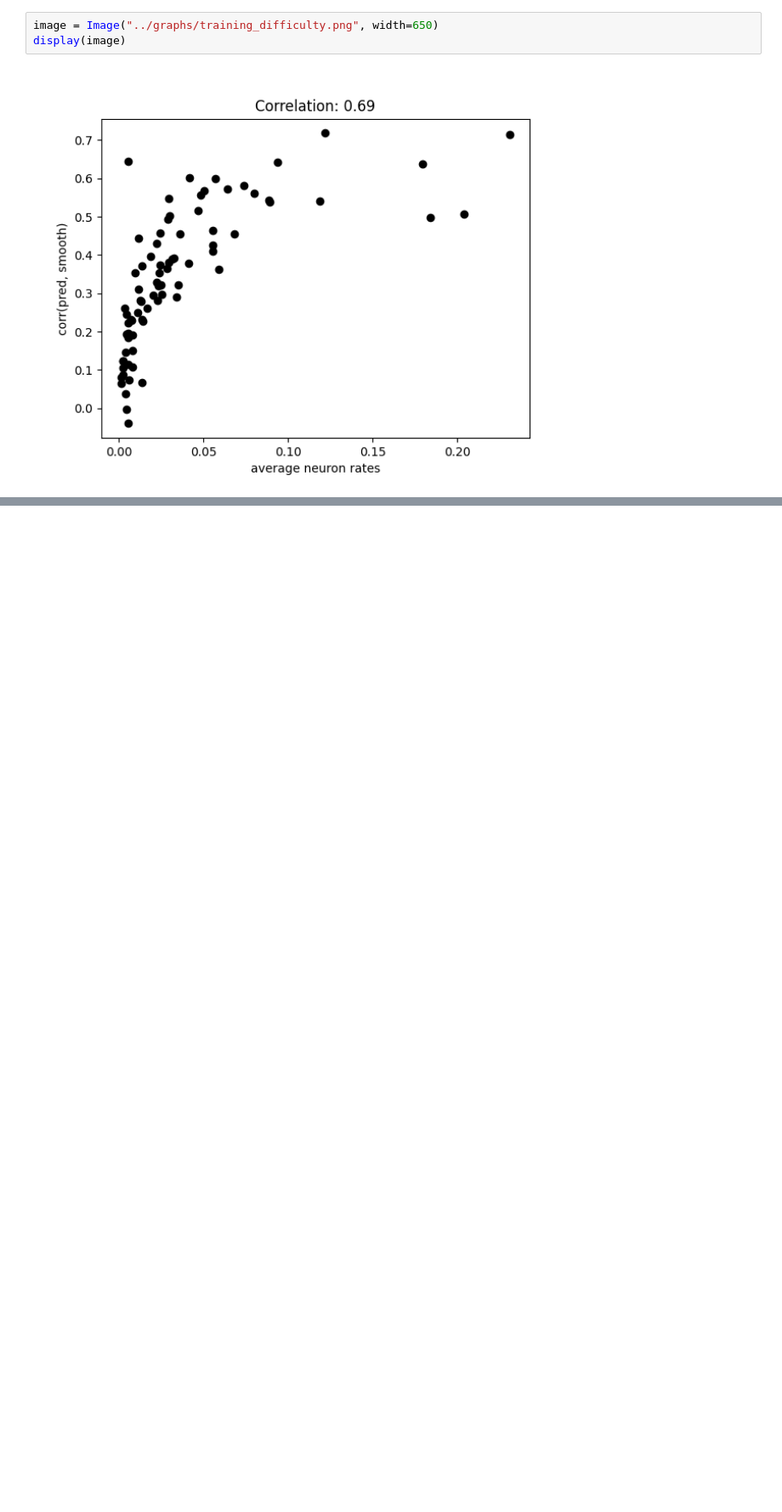
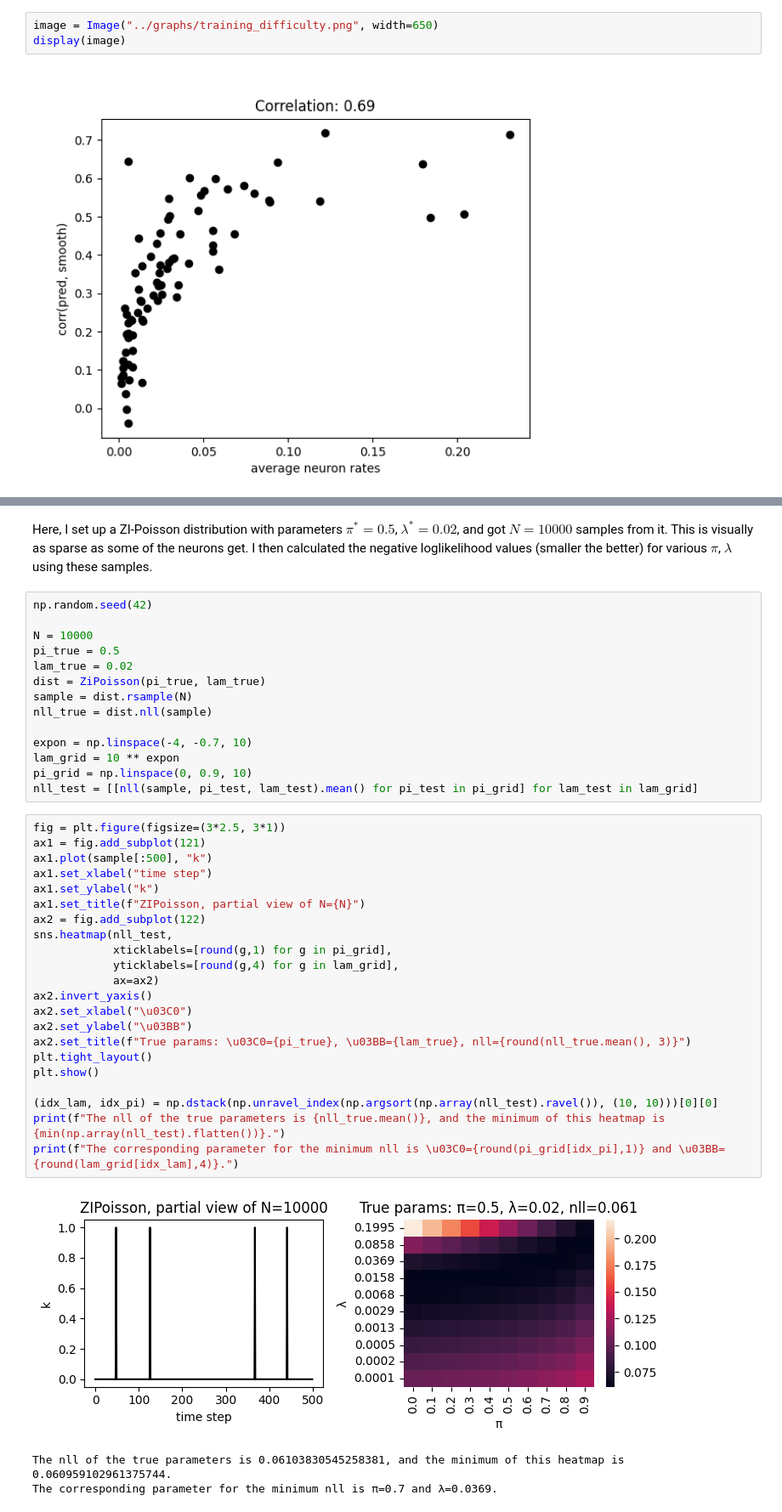
Before and after one commit to L24358/lfads-torch, a Jupyter notebook: code/reports/20231015_training_difficulties.ipynb, the cells around one changed output, grey strips where cells are left out. Shown at 85% size. Cells and saved outputs as stored; diff of their text form; blank space fills up the shorter version.

```diff
--- a/code/reports/20231015_training_difficulties.ipynb
+++ b/code/reports/20231015_training_difficulties.ipynb
@@ -22,0 +49,42 @@ This result suggests that there may indeed be some relationship between the ease
+# %% [markdown]
+Here, I set up a ZI-Poisson distribution with parameters $\pi^*=0.5$, $\lambda^*=0.02$, and got $N=10000$ samples from it. This is visually as sparse as some of the neurons get. I then calculated the negative loglikelihood values (smaller the better) for various $\pi$, $\lambda$ using these samples.
+# %%
+np.random.seed(42)
+
+N = 10000
+pi_true = 0.5
+lam_true = 0.02
+dist = ZiPoisson(pi_true, lam_true)
+sample = dist.rsample(N)
+nll_true = dist.nll(sample)
+
+expon = np.linspace(-4, -0.7, 10)
+lam_grid = 10 ** expon
+pi_grid = np.linspace(0, 0.9, 10)
+nll_test = [[nll(sample, pi_test, lam_test).mean() for pi_test in pi_grid] for lam_test in lam_grid]
+# %%
+fig = plt.figure(figsize=(3*2.5, 3*1))
+ax1 = fig.add_subplot(121)
+ax1.plot(sample[:500], "k")
+ax1.set_xlabel("time step")
+ax1.set_ylabel("k")
+ax1.set_title(f"ZIPoisson, partial view of N={N}")
+ax2 = fig.add_subplot(122)
+sns.heatmap(nll_test,
+            xticklabels=[round(g,1) for g in pi_grid],
+            yticklabels=[round(g,4) for g in lam_grid],
+            ax=ax2)
+ax2.invert_yaxis()
+ax2.set_xlabel("\u03C0")
+ax2.set_ylabel("\u03BB")
+ax2.set_title(f"True params: \u03C0={pi_true}, \u03BB={lam_true}, nll={round(nll_true.mean(), 3)}")
+plt.tight_layout()
+plt.show()
+
+(idx_lam, idx_pi) = np.dstack(np.unravel_index(np.argsort(np.array(nll_test).ravel()), (10, 10)))[0][0]
+print(f"The nll of the true parameters is {nll_true.mean()}, and the minimum of this heatmap is {min(np.array(nll_test).flatten())}.")
+print(f"The corresponding parameter for the minimum nll is \u03C0={round(pi_grid[idx_pi],1)} and \u03BB={round(lam_grid[idx_lam],4)}.")
+# %% [output]
+[figure, added]
+The nll of the true parameters is 0.06103830545258381, and the minimum of this heatmap is 0.060959102961375744.
+The corresponding parameter for the minimum nll is π=0.7 and λ=0.0369.
```
Also changed, not shown: parts of 7 cells of this notebook.
